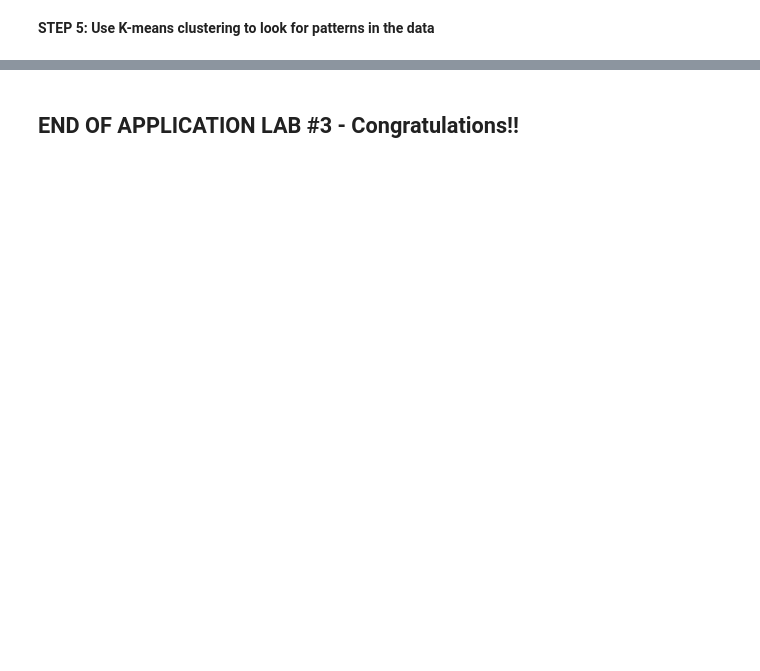
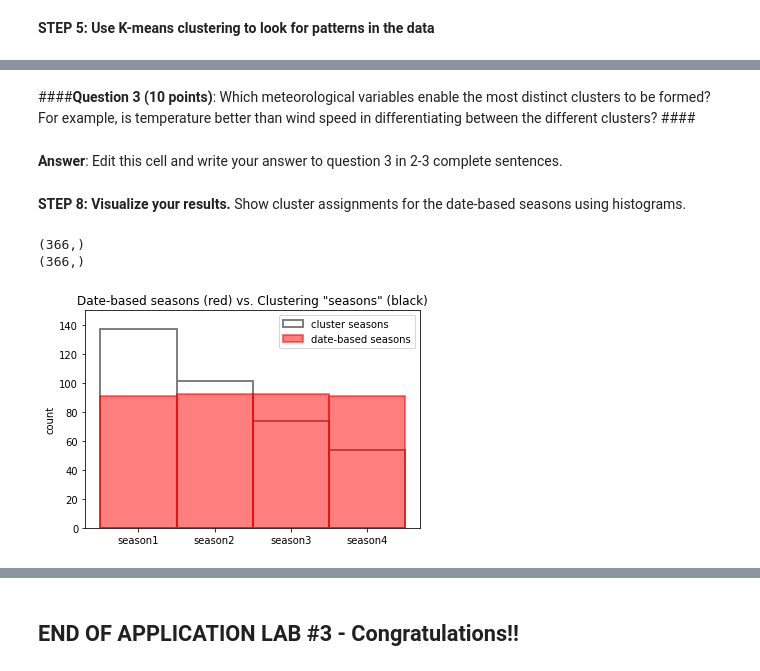
Before and after one commit to jenkayco/ATOC4500_Spring2022, a Jupyter notebook: ATOC4500_applicationlab3.ipynb, the cells around one changed output, grey strips where cells are left out. Saved outputs shown, nothing was run; the diff lists cells and outputs as text; code cells hidden in the pictures; blank space fills up the shorter version.

```diff
--- a/ATOC4500_applicationlab3.ipynb
+++ b/ATOC4500_applicationlab3.ipynb
@@ -401,0 +300,42 @@ for ax in fig.get_axes():
+# %% [markdown]
+####**Question 3 (10 points)**: Which meteorological variables enable the most distinct clusters to be formed?  For example, is temperature better than wind speed in differentiating between the different clusters? ####
+# %% [markdown]
+**Answer**: Edit this cell and write your answer to question 3 in 2-3 complete sentences.
+# %% [markdown]
+**STEP 8: Visualize your results.** Show cluster assignments for the date-based seasons using histograms.
+# %%
+#### prepare data
+
+### check the shapes
+## date-based season from the definition in the season dictionary above
+season_idx=df['season'][df.hour==0.5].to_numpy()
+print(season_idx.shape)
+## "season" from the k-means clustering algorithm
+print(idx.shape)
+
+### find the k-means cluster value assigned for each time in each season
+
+## find all of the times in winter, i.e., where season_idx=1
+winteridx=np.nonzero(np.where(season_idx==1,1,0))
+#print(winteridx) ### uncomment me to check the code
+## find what values the k-means classified for this season
+winter=idx[winteridx]
+#print(winter)  ### uncomment me to check the code
+
+## find all of the times in spring, i.e., where season_idx=2
+springidx=np.nonzero(np.where(season_idx==2,1,0))
+## find what values the k-means classified for this season
+spring=idx[springidx]
+
+## find all of the times in summer, i.e., where season_idx=3
+summeridx=np.nonzero(np.where(season_idx==3,1,0))
+## find what values the k-means classified for this season
+summer=idx[summeridx]
+
+## find all of the times in fall, i.e., where season_idx=4
+fallidx=np.nonzero(np.where(season_idx==4,1,0))
+## find what values the k-means classified for this season
+fall=idx[fallidx]
+# %% [output]
+(366,)
+(366,)
@@ -401,0 +347,22 @@ for ax in fig.get_axes():
+# %%
+### Calculate and plot histogram type #1 -
+## Compare # of values in each date-based season and in each k-means cluster "season"
+
+## define bins for the histogram
+delta= 1                               ## bin size
+minbin= 0.5                             ## minimum bin value
+maxbin= 5.5                              ## maximum bin value
+hist_bins = np.arange(minbin,maxbin,delta) ## bins
+#print(hist_bins) ## print your histograms to check them
+
+#### plot the histogram
+h, mids = np.histogram(idx,bins=hist_bins);
+plt.hist(idx,bins=mids,facecolor='white',edgecolor="grey",label='cluster seasons',lw=2);
+plt.hist(season_idx,bins=mids,facecolor='r',edgecolor="r",label='date-based seasons',alpha=0.5,lw=2);
+plt.ylabel('count')
+plt.ylim(0,150)
+plt.xticks(np.arange(1,4+1),labels=['season1','season2','season3','season4']);
+plt.legend();
+plt.title('Date-based seasons (red) vs. Clustering "seasons" (black)');
+# %% [output]
+[figure, added]
```
Also changed, not shown: parts of 51 cells of this notebook.
